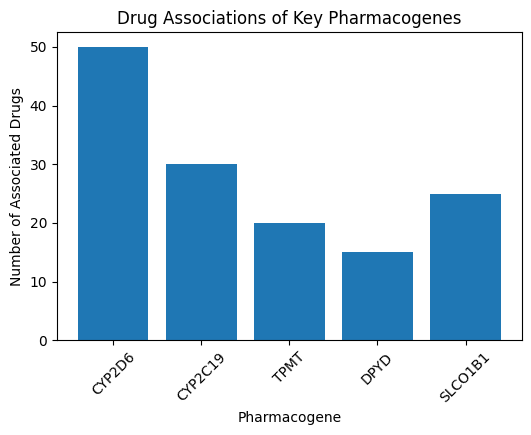
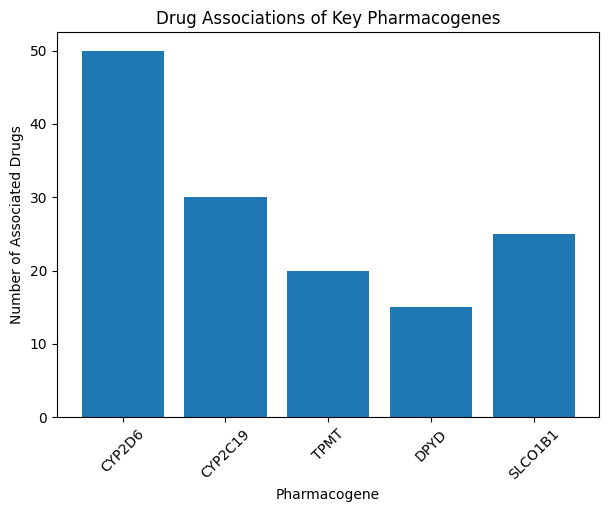
Unified diff of the notebook cell whose output changed from the first chart to the second:
--- before
+++ after
@@ -1,7 +1,13 @@
-plt.figure(figsize=(6,4))
+plt.figure(figsize=(7,5))
+
 plt.bar(df['Gene'], df['Associated_Drugs'])
+
 plt.xlabel('Pharmacogene')
 plt.ylabel('Number of Associated Drugs')
 plt.title('Drug Associations of Key Pharmacogenes')
+
 plt.xticks(rotation=45)
+
+plt.savefig('../figures/pharmacogene_plot.png')
+
 plt.show()

Commit: Add pharmacogene dataset and visualization